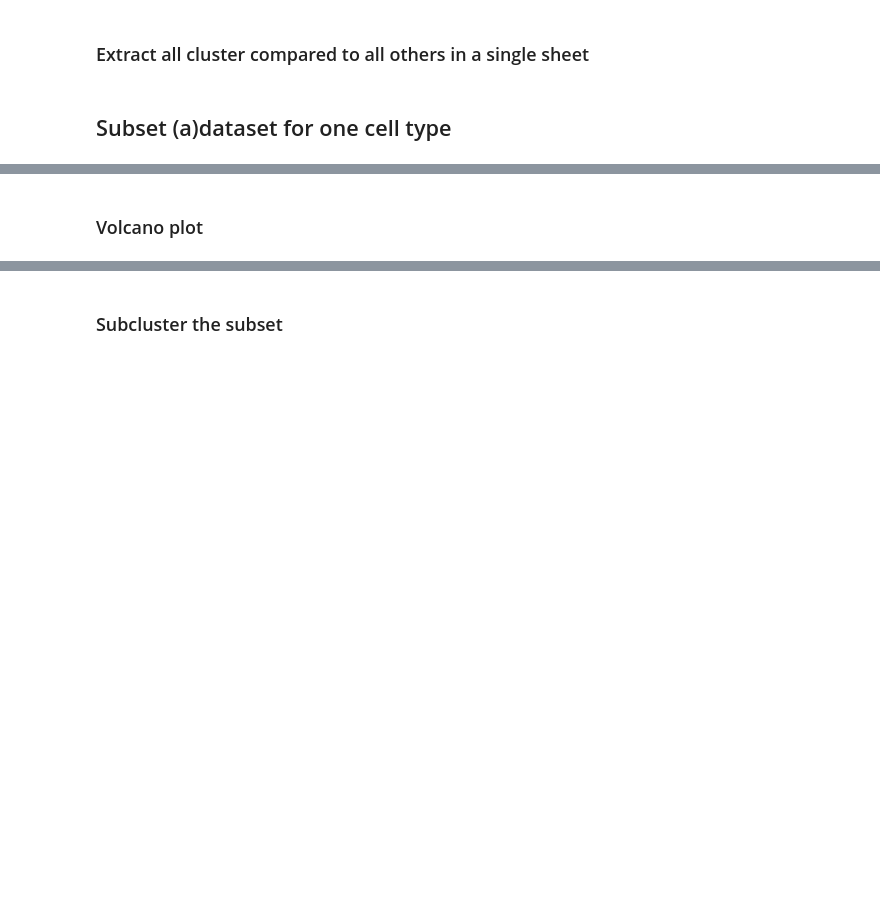
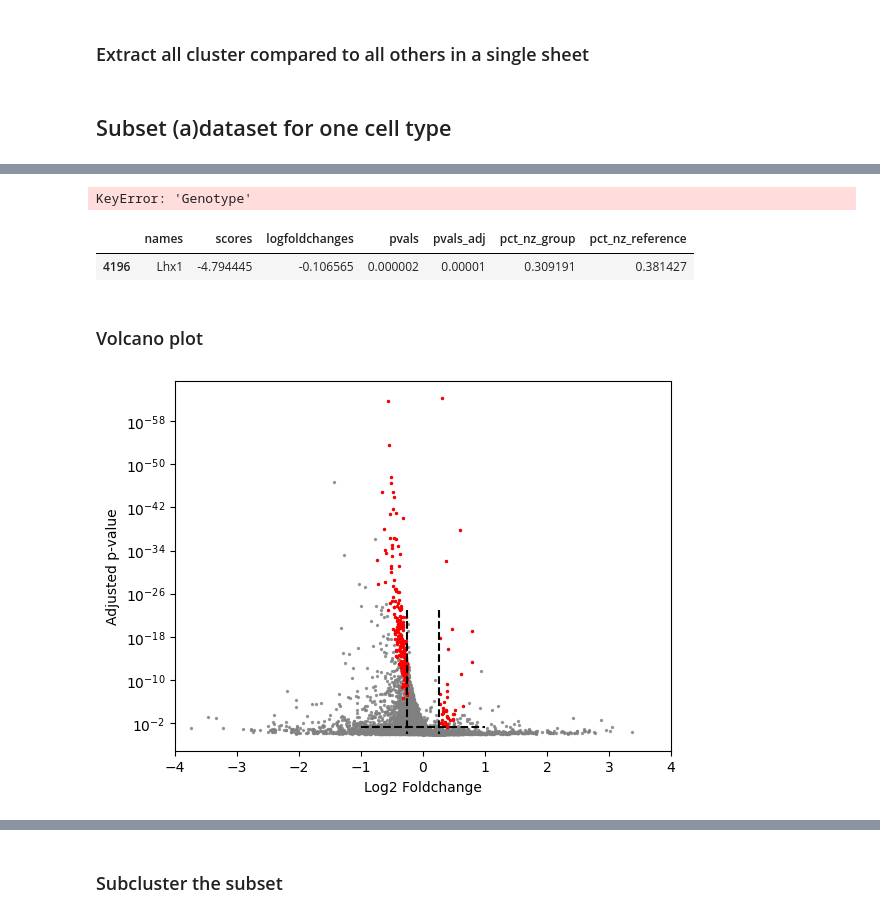
Before and after one commit to Carboneinerte/Pynda_ssc, a Jupyter notebook: v10C_Xenium_DataViz_Analysis.ipynb, the cells around one changed output, grey strips where cells are left out. Drawn from its saved outputs; the diff is of its cells as text; code cells hidden in the pictures; blank space fills up the shorter version.

```diff
--- a/v10C_Xenium_DataViz_Analysis.ipynb
+++ b/v10C_Xenium_DataViz_Analysis.ipynb
@@ -790,7 +826,12 @@ adata.obs['cell_type_final'].value_counts()
 # %%
 adata2 = adata
+del adata
 celltype_to_subset = "SCH Gaba"
-adata_microglia = adata2[adata2.obs['cell_type_final'] == celltype_to_subset]
+region_to_subset = "SCH"
+adata_microglia = adata2[
+                        (adata2.obs['cell_type_final'] == celltype_to_subset)
+                        & (adata2.obs['region_automap_name'] == region_to_subset)
+                         ]
 # %%
 samples_ids_sub = adata_microglia.obs['sample'].unique()
 # %%
@@ -803,14 +848,19 @@ sc.pl.violin(adata_microglia, marker_genes, groupby='Genotype', order = ['WT','A
 # %%
 adata_microglia.obs['Genotype'].unique()
+# %% [output]
+KeyError: 'Genotype'
 # %%
 sc.tl.rank_genes_groups(adata_microglia, groupby='run', method="wilcoxon", tie_correct = True, corr_method="benjamini-hochberg", pts = True)
-dat1 = sc.get.rank_genes_groups_df(adata_microglia, group = 'circa4')
+dat1 = sc.get.rank_genes_groups_df(adata_microglia, group = 'SD1')
 
 dat1.to_csv(f'{dir_notebook}/analysis/{name_dir}/{celltype_to_subset}_fold_change_no_threshold.csv', index=False)
 # %%
 dat1 =  dat1.sort_values(by='logfoldchanges', ascending=False)
 # dat1 = dat1[(dat1['pct_nz_group'] > 0.15)]
-dat1
+dat1#[dat1['names']=="Lhx1"]
+# %% [output]
+|  | names | scores | logfoldchanges | pvals | pvals_adj | pct_nz_group | pct_nz_reference |
+| 4196 | Lhx1 | -4.794445 | -0.106565 | 0.000002 | 0.00001 | 0.309191 | 0.381427 |
 # %%
 dat1_filter = dat1[(~dat1['logfoldchanges'].between(-0.26,0.26))
                    & (dat1['pvals_adj'] <= 0.05)
@@ -823,21 +873,24 @@ dat1_filter.to_csv(f'{dir_notebook}/analysis/{name_dir}/{celltype_to_subset}_fol
 # %%
 # dat1_filter = dat1[(~dat1['logfoldchanges'].between(-0.26,0.26)) & (dat1['pvals_adj'] <= 0.05) ]
 # dat1_filter = dat1_filter.reset_index
 # create sub pandas with genes over threshold
 # plot after initial scatter with alpha = 1
 # add text for each postion
 
 
 plt.vlines(x=(-0.26,0.26), ymin=10e-24, ymax=1, color = "black", linestyles='dashed')
 plt.hlines(y=0.05, xmin=-1, xmax=1, color = "black", linestyles='dashed')
-plt.scatter(x=dat1['logfoldchanges'], y = dat1['pvals_adj'], alpha= 0.75, color = "grey", edgecolors=None)
-plt.scatter(x= dat1_filter['logfoldchanges'], y=dat1_filter['pvals_adj'], alpha=1, color = 'red')
-for idx, gene in enumerate(dat1_filter['names']):
-    plt.text(dat1_filter['logfoldchanges'][idx], dat1_filter['pvals_adj'][idx], str(gene), color = 'black', fontsize = 12, ha= 'center')
+plt.scatter(x=dat1['logfoldchanges'], y = dat1['pvals_adj'], alpha= 0.75, color = "grey", edgecolors=None,s=2)
+plt.scatter(x= dat1_filter['logfoldchanges'], y=dat1_filter['pvals_adj'], alpha=1, color = 'red',s=2)
+# for idx, gene in enumerate(dat1_filter['names']):
+#     plt.text(dat1_filter['logfoldchanges'][idx], dat1_filter['pvals_adj'][idx], str(gene), color = 'black', fontsize = 12, ha= 'center')
 plt.yscale('log')
+plt.xlim(-4,4)
 plt.gca().invert_yaxis()
 plt.xlabel('Log2 Foldchange')
 plt.ylabel('Adjusted p-value')
 plt.savefig('Gallery/volcano_plot_SCN.svg')
+# %% [output]
+[figure, added]
 # %%
 sc.pl.rank_genes_groups_dotplot(adata_microglia,
```
Also changed, not shown: parts of 31 cells of this notebook, 22 other files.
